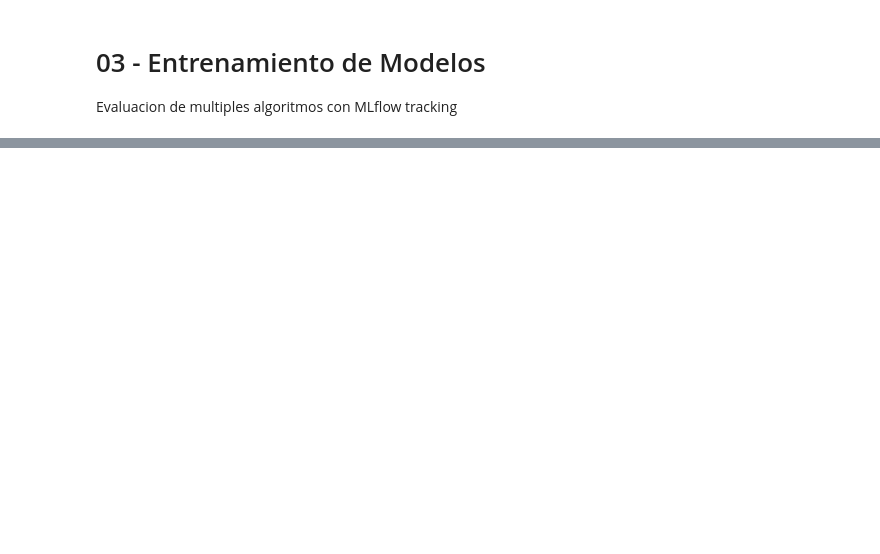
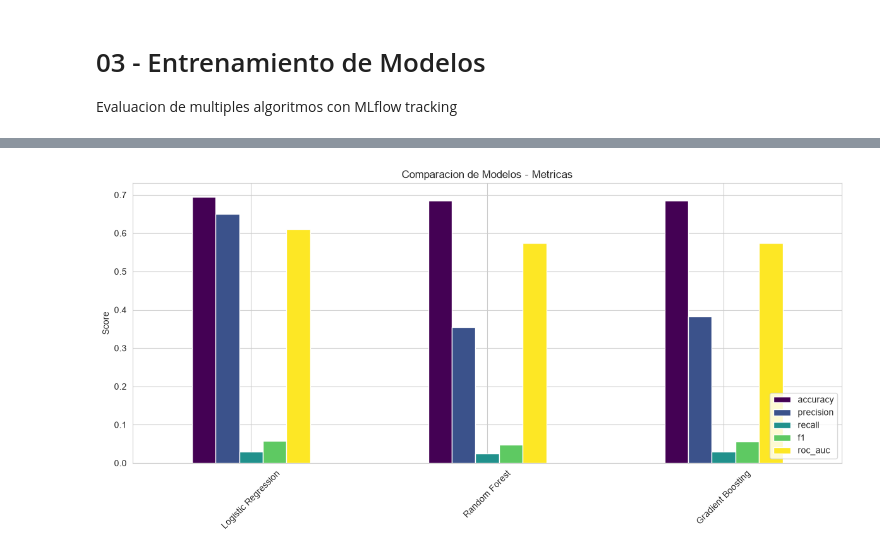
Before and after one commit to 0DaikiHajime0/Proyecto2, a Jupyter notebook: notebooks/03-model-training.ipynb, the cells around one changed output, grey strips where cells are left out. Cells and saved outputs as stored; diff of their text form; code cells hidden in the pictures; blank space fills up the shorter version.

Commit message:
feat: complete ML pipeline with notebooks, models, and agentic RAG

```diff
--- a/notebooks/03-model-training.ipynb
+++ b/notebooks/03-model-training.ipynb
@@ -5,20 +5,20 @@ Evaluacion de multiples algoritmos con MLflow tracking
 # %%
 import pandas as pd
 import numpy as np
-import mlflow
-import mlflow.sklearn
-from sklearn.model_selection import train_test_split, cross_val_score
+import matplotlib.pyplot as plt
+import seaborn as sns
 from sklearn.linear_model import LogisticRegression
 from sklearn.ensemble import RandomForestClassifier, GradientBoostingClassifier
+from sklearn.model_selection import cross_val_score
 from sklearn.metrics import (
-    roc_auc_score, f1_score, precision_score, recall_score,
-    accuracy_score, classification_report, confusion_matrix,
-    roc_curve
+    accuracy_score, precision_score, recall_score, f1_score,
+    roc_auc_score, classification_report, confusion_matrix, roc_curve
 )
-import matplotlib.pyplot as plt
-import seaborn as sns
 import warnings
 warnings.filterwarnings('ignore')
+
+sns.set_style('whitegrid')
+plt.rcParams['figure.figsize'] = (10, 6)
 # %%
 # Cargar datos procesados
 train = pd.read_csv('../data/processed/train.csv')
@@ -33,9 +39,6 @@ print(f'Train: {X_train.shape}, Test: {X_test.shape}')
 # %%
-# Configurar MLflow
-# mlflow.set_tracking_uri('https://dagshub.com/YOUR_USER/YOUR_REPO.mlflow')
-# mlflow.set_experiment('churn-prediction')
-
 def evaluate_model(model, X_test, y_test, model_name):
+    """Evalua un modelo y retorna metricas."""
     y_pred = model.predict(X_test)
     y_proba = model.predict_proba(X_test)[:, 1]
 
@@ -47,10 +50,11 @@ def evaluate_model(model, X_test, y_test, model_name):
         'roc_auc': roc_auc_score(y_test, y_proba)
     }
 
-    print(f'\n--- {model_name} ---')
+    print(f'\n=== {model_name} ===')
     for k, v in metrics.items():
-        print(f'{k}: {v:.4f}')
-    print('\n', classification_report(y_test, y_pred))
+        print(f'  {k}: {v:.4f}')
+    print(f'\nClassification Report:')
+    print(classification_report(y_test, y_pred, target_names=['No Churn', 'Churn']))
 
     return metrics, y_proba
 # %%
@@ -70,16 +93,19 @@ for name, model in models.items():
 # %%
-# Comparar modelos
+# Comparar metricas
 metrics_df = pd.DataFrame({
     name: r['metrics'] for name, r in results.items()
 }).T
 
-fig, ax = plt.subplots(figsize=(10, 6))
-metrics_df.plot(kind='bar', ax=ax)
-plt.title('Comparacion de Modelos')
+fig, ax = plt.subplots(figsize=(12, 6))
+metrics_df.plot(kind='bar', ax=ax, colormap='viridis')
+plt.title('Comparacion de Modelos - Metricas')
 plt.ylabel('Score')
 plt.xticks(rotation=45)
 plt.legend(loc='lower right')
 plt.tight_layout()
+plt.savefig('../reports/figures/model_comparison.png', dpi=150, bbox_inches='tight')
 plt.show()
+# %% [output]
+[figure, added]
 # %%
 # Curva ROC
```
Also changed, not shown: parts of 7 cells of this notebook, 6 other files.
